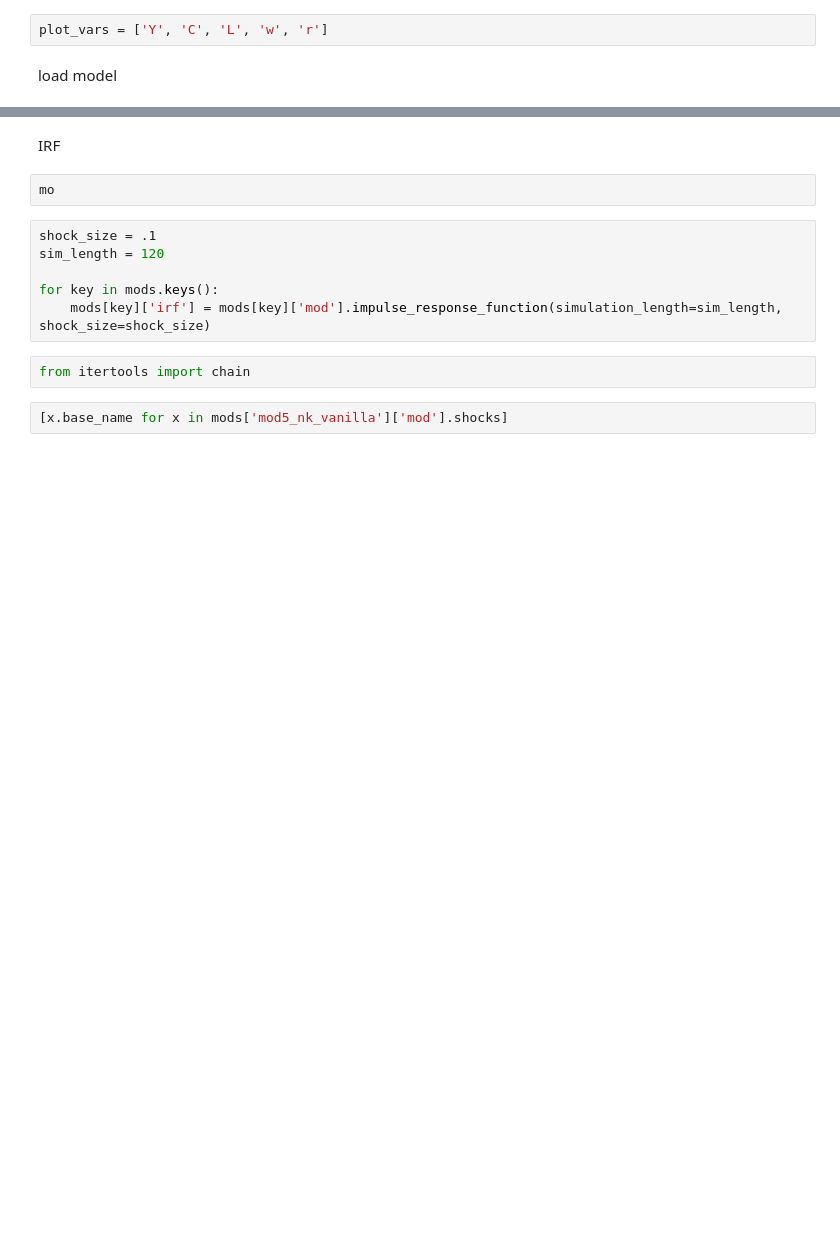
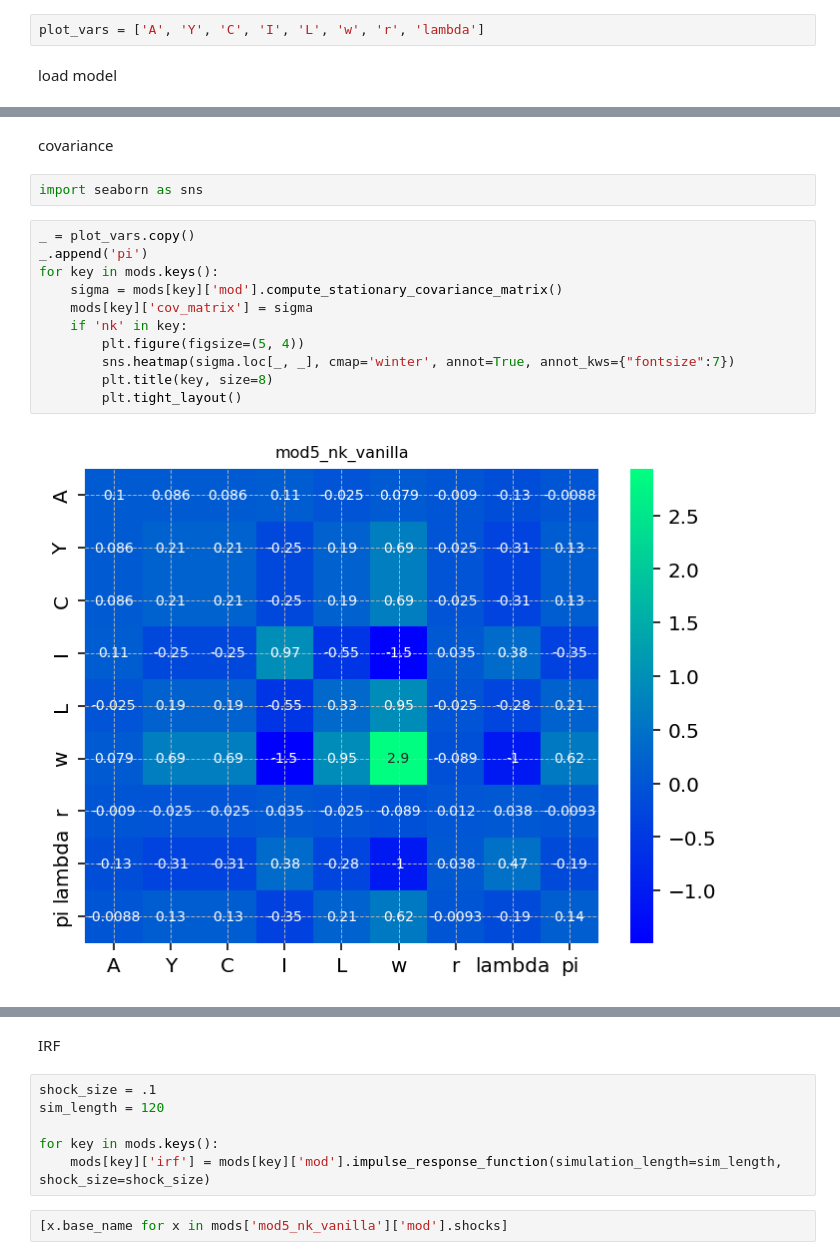
Before and after one commit to lukasgrahl/memoire1, a Jupyter notebook: notebooks/02-prep_model.ipynb, the cells around one changed output, grey strips where cells are left out. Saved outputs shown, nothing was run; the diff lists cells and outputs as text; blank space fills up the shorter version.

```diff
--- a/notebooks/02-prep_model.ipynb
+++ b/notebooks/02-prep_model.ipynb
@@ -23,7 +24,7 @@ plt.rcParams.update(plt_config)
 # %% [markdown]
 globals
 # %%
-plot_vars = ['Y', 'C', 'L', 'w', 'r']
+plot_vars = ['A', 'Y', 'C', 'I', 'L', 'w', 'r', 'lambda']
 # %% [markdown]
 load model
 # %%
@@ -43,0 +51,17 @@ mods
+# %% [markdown]
+covariance
+# %%
+import seaborn as sns
+# %%
+_ = plot_vars.copy()
+_.append('pi')
+for key in mods.keys():
+    sigma = mods[key]['mod'].compute_stationary_covariance_matrix()
+    mods[key]['cov_matrix'] = sigma
+    if 'nk' in key:
+        plt.figure(figsize=(5, 4))
+        sns.heatmap(sigma.loc[_, _], cmap='winter', annot=True, annot_kws={"fontsize":7})
+        plt.title(key, size=8)
+        plt.tight_layout()
+# %% [output]
+[figure, added]
@@ -44,15 +69,11 @@ mods
 # %% [markdown]
 IRF
-# %%
-mo
 # %%
 shock_size = .1
 sim_length = 120
 
 for key in mods.keys():
     mods[key]['irf'] = mods[key]['mod'].impulse_response_function(simulation_length=sim_length, shock_size=shock_size)
-# %%
-from itertools import chain
 # %%
 [x.base_name for x in mods['mod5_nk_vanilla']['mod'].shocks]
 # %% [output]
```
Also changed, not shown: parts of 8 cells of this notebook, 6 other files.
